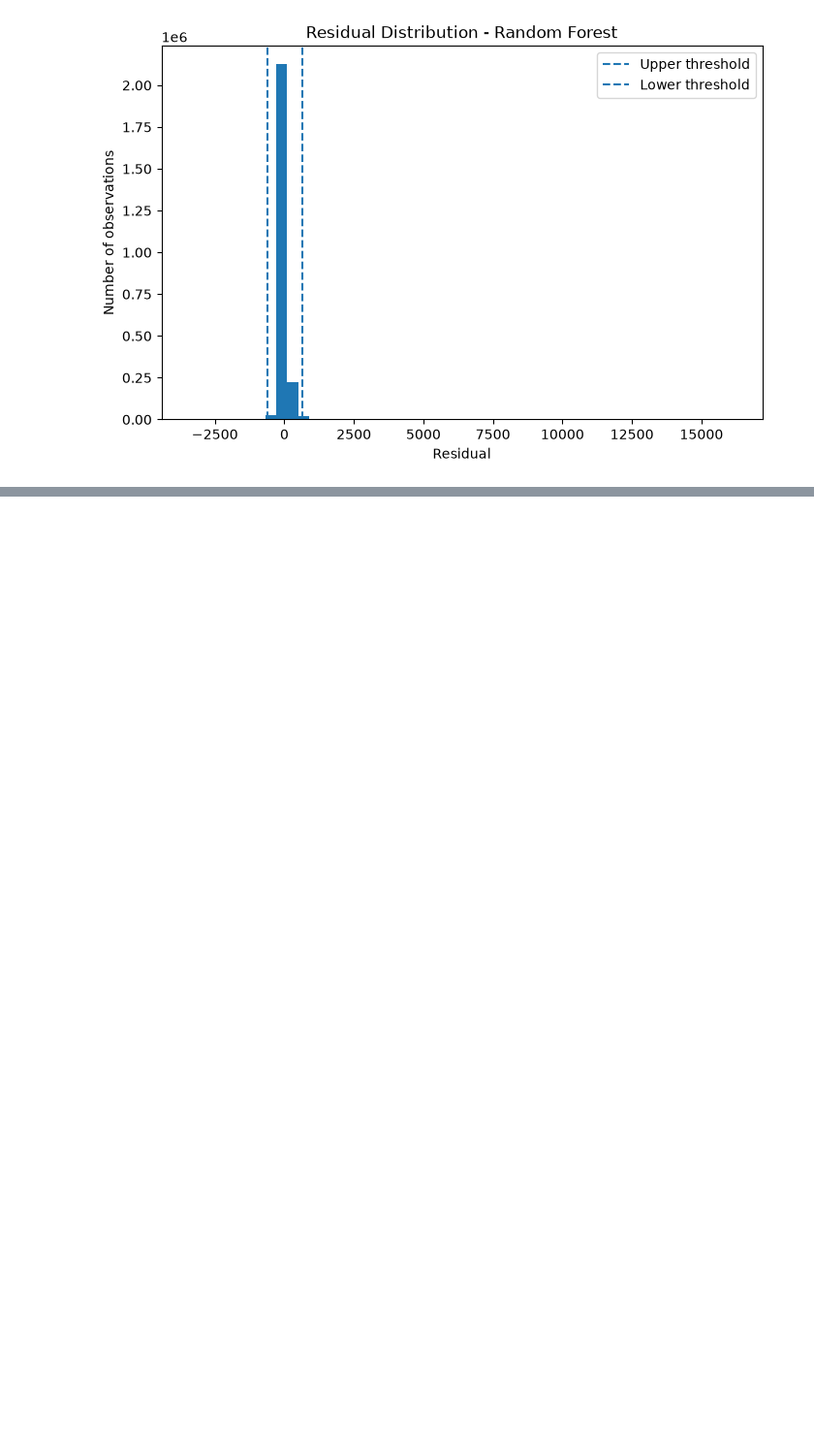
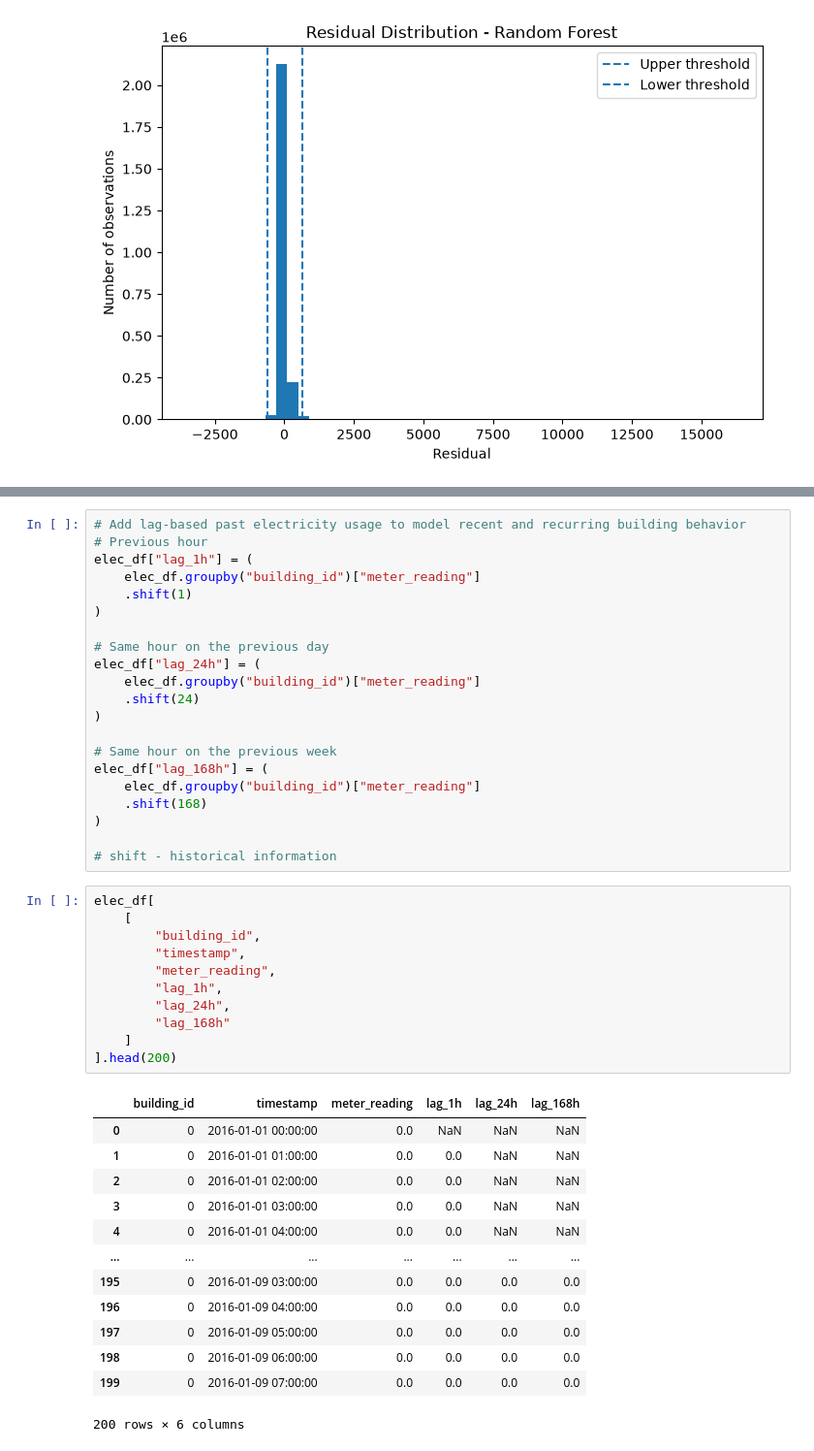
Before and after one commit to ArpanOj/Electricity-consumption-anomaly-detection, a Jupyter notebook: Electricity_comsumption_anomaly_detection.ipynb, the cells around one changed output, grey strips where cells are left out. Shown at 97% size. Saved outputs shown, nothing was run; the diff lists cells and outputs as text; blank space fills up the shorter version.

```diff
--- a/Electricity_comsumption_anomaly_detection.ipynb
+++ b/Electricity_comsumption_anomaly_detection.ipynb
@@ -617,0 +652,46 @@ plt.show()
+# %%
+# Add lag-based past electricity usage to model recent and recurring building behavior
+# Previous hour
+elec_df["lag_1h"] = (
+    elec_df.groupby("building_id")["meter_reading"]
+    .shift(1)
+)
+
+# Same hour on the previous day
+elec_df["lag_24h"] = (
+    elec_df.groupby("building_id")["meter_reading"]
+    .shift(24)
+)
+
+# Same hour on the previous week
+elec_df["lag_168h"] = (
+    elec_df.groupby("building_id")["meter_reading"]
+    .shift(168)
+)
+
+# shift - historical information
+# %%
+elec_df[
+    [
+        "building_id",
+        "timestamp",
+        "meter_reading",
+        "lag_1h",
+        "lag_24h",
+        "lag_168h"
+    ]
+].head(200)
+# %% [output]
+|  | building_id | timestamp | meter_reading | lag_1h | lag_24h | lag_168h |
+| 0 | 0 | 2016-01-01 00:00:00 | 0.0 | NaN | NaN | NaN |
+| 1 | 0 | 2016-01-01 01:00:00 | 0.0 | 0.0 | NaN | NaN |
+| 2 | 0 | 2016-01-01 02:00:00 | 0.0 | 0.0 | NaN | NaN |
+| 3 | 0 | 2016-01-01 03:00:00 | 0.0 | 0.0 | NaN | NaN |
+| 4 | 0 | 2016-01-01 04:00:00 | 0.0 | 0.0 | NaN | NaN |
+| ... | ... | ... | ... | ... | ... | ... |
+| 195 | 0 | 2016-01-09 03:00:00 | 0.0 | 0.0 | 0.0 | 0.0 |
+| 196 | 0 | 2016-01-09 04:00:00 | 0.0 | 0.0 | 0.0 | 0.0 |
+| 197 | 0 | 2016-01-09 05:00:00 | 0.0 | 0.0 | 0.0 | 0.0 |
+| 198 | 0 | 2016-01-09 06:00:00 | 0.0 | 0.0 | 0.0 | 0.0 |
+| 199 | 0 | 2016-01-09 07:00:00 | 0.0 | 0.0 | 0.0 | 0.0 |
+200 rows × 6 columns
```
Also changed, not shown: parts of 49 cells of this notebook.
